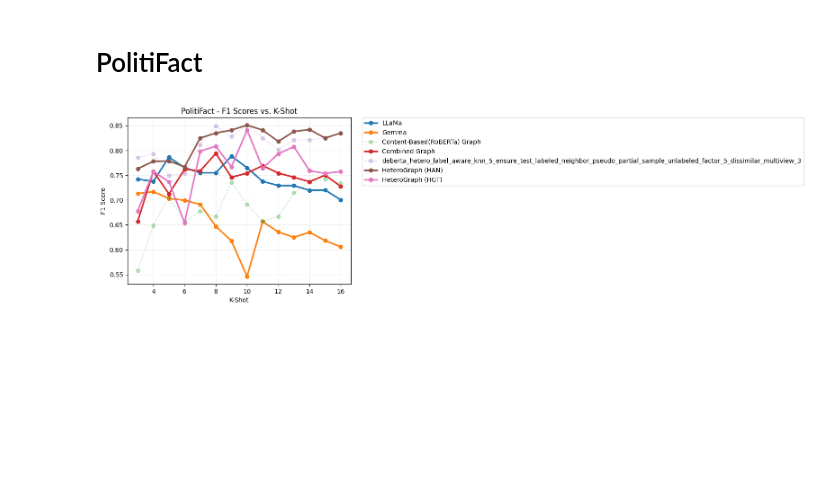
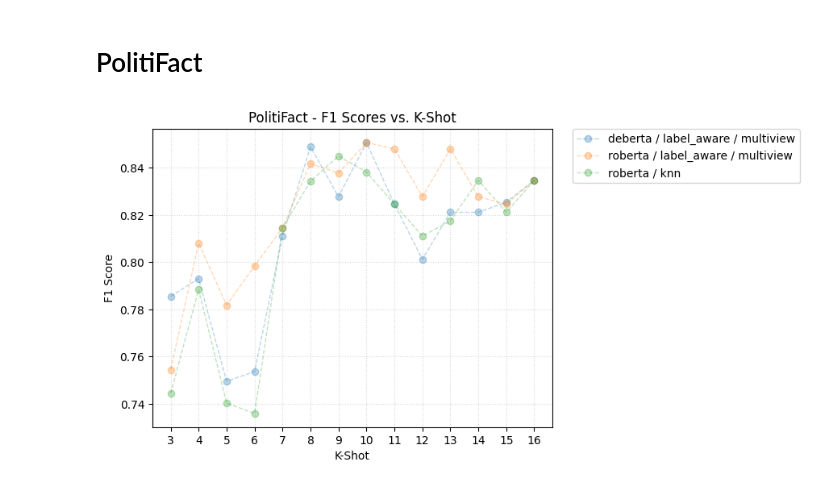
Before and after one commit to LittleFish-Coder/GemGNN, a Jupyter notebook: results_hetero/plot_metrics.ipynb, the cells around one changed output. Saved outputs shown, nothing was run; the diff lists cells and outputs as text; code cells hidden in the pictures; blank space fills up the shorter version.

```diff
--- a/results_hetero/plot_metrics.ipynb
+++ b/results_hetero/plot_metrics.ipynb
@@ -8,34 +8,36 @@ import pandas as pd
 # K-shot values (x-axis)
 k_shots = [3, 4, 5, 6, 7, 8, 9, 10, 11, 12, 13, 14, 15, 16]
 
+# F1 Scores data for PolitiFact based on the provided image
+# (Real: 624, Fake: 432)
 data = {
-    "LLaMa": [0.6679255164712748, 0.6457010103666688, 0.6177880459599309, 0.6577314598213395, 0.6292252082406891, 0.6495745254394713, 0.6520353204830424, 0.6629755533652726, 0.6513694713826091, 0.6502522676893367, 0.651766327136569, 0.6491066846449868, 0.6494006684110187, 0.6503160436862094],
-    "Gemma": [0.5962110645690657, 0.5925529139365211, 0.5143715545038983, 0.5418738540690963, 0.5614267062927683, 0.5795503126600933, 0.47562651960638513, 0.5061918317662056, 0.5910820424656917, 0.5431205987907018, 0.46079071370083313, 0.5645353746215376, 0.4310082715635607, 0.3847396204678999],
-    "Content-Based(RoBERTa) Graph": [0.5706466458253493, 0.5929474286476487, 0.5265031938103168, 0.5230301946074565, 0.5704651115750387, 0.5202841213260736, 0.5602835418584486, 0.4885786885786886, 0.555658661213078, 0.5334647303932498, 0.5337483493680437, 0.5081681887739821, 0.5134773634061603, 0.5046156410590983],
-    "Combined Graph": [0.4150596877869605, 0.4460285132382892, 0.45550239234449763, 0.3581081081081081, 0.3815789473684211, 0.335678391959799, 0.38204833141542005, 0.3455083909180652, 0.38915779283639884, 0.37828371278458844, 0.3518705763397371, 0.34791454730417093, 0.32096635030198445, 0.31390728476821195],
-    "deberta_hetero_knn_5_ensure_test_labeled_neighbor_partial_sample_unlabeled_factor_5_dissimilar": [0.5855603079555175, 0.6245096912901479, 0.5967896053652874, 0.5899553571428571, 0.615948273168442, 0.5989110166331021, 0.5947691302786774, 0.6088413187855788, 0.6098057231493741, 0.5929380760410417, 0.5986674022770218, 0.5889216792917273, 0.5898542753388138, 0.600705923003074],
-    "HeteroGraph (HAN)": [0.639394304805263, 0.6376600952564733, 0.6162238651016209, 0.6013241832940862, 0.6083607512178941, 0.5929081793740231, 0.6176359453038778, 0.6114439455086303, 0.3181777481017918, 0.6187457381005667, 0.3191954062294856, 0.3155231289756255, 0.5936268034251204, 0.5984419102802163],
-    "HeteroGraph (HGT)": [0.5434146578411635, 0.6450803771113665, 0.5877376076536291, 0.5329531634892428, 0.5328275022592722, 0.5857494967968426, 0.6079125216821907, 0.600259144599783, 0.6105973740290094, 0.5965777554101661, 0.5874501535987904, 0.5773450346119037, 0.5672356486958481, 0.5725695712615267]
+    "roberta / knn / multiview": [0.6265521877340143, 0.6492144552723639, 0.6165259267396411, 0.5986024546002373, 0.6243032573507503, 0.6069496428746547, 0.5977997310200622, 0.6179193355663943, 0.6156381046819243, 0.5977997310200622, 0.596686455540651, 0.5976047904191617, 0.5944897176646284, 0.596686455540651],
+    "deberta / knn / multiview": [0.6305243310609029, 0.6355242172416687, 0.6124099523486908, 0.5978579316632582, 0.6150771674886796, 0.5985268633742575, 0.5994938139643458, 0.610809064662296, 0.6119660123863686, 0.5991931376178405, 0.600095785440613, 0.5980245320056388, 0.5961193978136965, 0.5997946963216424],
+    "roberta / knn": [0.6234885622129405, 0.6214820085918998, 0.6031698740617113, 0.5879838977514517, 0.6052794520293829, 0.5924535612387332, 0.5961033307417212, 0.6078703982624197, 0.6112878376431208, 0.5963497348624984, 0.5960480280300678, 0.5981077338959584, 0.592825013310812, 0.5969539018759807],
+    "deberta / knn": [0.6255795355984044, 0.6198110185666093, 0.6016873258252569, 0.5886307219017464, 0.605831804663597, 0.5928805576265369, 0.5959055253125898, 0.6089156893530694, 0.6114997645029868, 0.5959055253125898, 0.5956047167620404, 0.5982061120419853, 0.5930514534323731, 0.5956047167620404],
 }
 
 # for model, record in data.items():
 #     print(len(record))
 # %%
-highlight = ["Gemma", "LLaMa", "Combined Graph", "HeteroGraph (HGT)", "HeteroGraph (HAN)"]
+ours = ["Ours(Single)", "Ours(MultiGraph)"]
+highlight = ["LLaMa"]
 colors = plt.get_cmap("tab10").colors
 fig, ax = plt.subplots()
 
 for idx, (series_name, f1_sequence) in enumerate(data.items()):
-    if series_name in highlight:
+    if series_name in ours:
         ax.plot(k_shots, f1_sequence, label=series_name, marker="o", linewidth=2.5, color=colors[idx % 10])
+    elif series_name in highlight:
+        ax.plot(k_shots, f1_sequence, label=series_name, marker="o", linewidth=2.5, color=colors[idx % 10], alpha=0.3, linestyle="--")
     else:
         ax.plot(k_shots, f1_sequence, label=series_name, marker="o", linewidth=1, color=colors[idx % 10], alpha=0.3, linestyle="--")
 
 ax.set_xlabel("K-Shot")
 ax.set_ylabel("F1 Score")
 ax.set_title("GossipCop - F1 Scores vs. K-Shot")
+ax.set_xticks(range(3, 17))
 ax.legend(bbox_to_anchor=(1.05, 1), loc='upper left', borderaxespad=0.)
 plt.grid(True, linestyle=":", alpha=0.5)
-plt.tight_layout()
 plt.show()
 # %% [output]
@@ -53,36 +55,33 @@ k_shots = [3, 4, 5, 6, 7, 8, 9, 10, 11, 12, 13, 14, 15, 16]
 # F1 Scores data for PolitiFact based on the provided image
 # (Real: 624, Fake: 432)
 data = {
-    "LLaMa": [0.7419028340080972, 0.7373627862854045, 0.7861635220125787, 0.7650088087816778, 0.7548076923076923, 0.7548076923076923, 0.7880519480519481, 0.7650088087816778, 0.7373627862854045, 0.7291404612159329, 0.7291404612159329, 0.7193175564116676, 0.7200635562617362, 0.7001763668430335],
-    "Gemma": [0.712934819317798, 0.7166666666666667, 0.7031185031185031, 0.6994949494949495, 0.6911764705882353, 0.6470588235294117, 0.6178227848101265, 0.546218487394958, 0.6565656565656566, 0.6357142857142857, 0.625, 0.6351010101010102, 0.6182952182952183, 0.6056166056166056],
-    "Content-Based(RoBERTa) Graph": [0.5581395348837209, 0.6486486486486487, 0.7058823529411765, 0.6567164179104478, 0.6774193548387096, 0.6666666666666666, 0.7352941176470589, 0.6909090909090909, 0.6575342465753424, 0.6666666666666666, 0.7142857142857143, 0.7368421052631579, 0.7419354838709677, 0.7333333333333333],
-    "Combined Graph": [0.6571428571428571, 0.7575757575757576, 0.7123287671232876, 0.7619047619047619, 0.7586206896551724, 0.7936507936507936, 0.7457627118644068, 0.7540983606557377, 0.7692307692307693, 0.7540983606557377, 0.7457627118644068, 0.7368421052631579, 0.75, 0.7272727272727273],
-    "deberta_hetero_label_aware_knn_5_ensure_test_labeled_neighbor_pseudo_partial_sample_unlabeled_factor_5_dissimilar_multiview_3": [0.7855008301051467, 0.7930540637307555, 0.7495535714285715, 0.7536231884057971, 0.8111111111111111, 0.8488888888888889, 0.8277608915906788, 0.8507261060452549, 0.8246016278803163, 0.8012151782643586, 0.8211572180011689, 0.8211572180011689, 0.8254114549045425, 0.8347222222222223],
-    "HeteroGraph (HAN)": [0.7629219701162148, 0.7778287286484007, 0.7784749034749034, 0.7666412463231289, 0.8246016278803163, 0.8347222222222223, 0.840625, 0.8507261060452549, 0.840625, 0.8178571428571428, 0.837800999545661, 0.8417472252058718, 0.8246016278803163, 0.8347222222222223],
-    "HeteroGraph (HGT)": [0.6777426734938446, 0.7573529411764706, 0.7364341085271318, 0.6542372881355932, 0.7984189723320159, 0.8080796900940785, 0.7667359667359668, 0.840625, 0.7638888888888888, 0.7930540637307555, 0.8072744449692961, 0.7588652482269503, 0.7536231884057971, 0.7573529411764706]
+    "deberta / label_aware / multiview": [0.7855008301051467, 0.7930540637307555, 0.7495535714285715, 0.7536231884057971, 0.8111111111111111, 0.8488888888888889, 0.8277608915906788, 0.8507261060452549, 0.8246016278803163, 0.8012151782643586, 0.8211572180011689, 0.8211572180011689, 0.8254114549045425, 0.8347222222222223],
+    "roberta / label_aware / multiview": [0.754442279032443, 0.8080796900940785, 0.7818304626815265, 0.7984189723320159, 0.8146297137664698, 0.8417472252058718, 0.837800999545661, 0.8507261060452549, 0.8479880774962743, 0.8277608915906788, 0.8479880774962743, 0.8277608915906788, 0.8246016278803163, 0.8347222222222223],
+    "roberta / knn": [0.744360902255639, 0.7884075655887737, 0.7403431101272828, 0.7359000337723742, 0.8146297137664698, 0.8343121329501437, 0.8450029222676798, 0.8381940207443563, 0.8246016278803163, 0.8111111111111111, 0.8174006444683136, 0.8347222222222223, 0.8211572180011689, 0.8347222222222223]
 }
 
 # for model, record in data.items():
 #     print(len(record))
 # %%
-import matplotlib.pyplot as plt
-
-highlight = ["Gemma", "LLaMa", "Combined Graph", "HeteroGraph (HGT)", "HeteroGraph (HAN)"]  # 你想強調的
+ours = ["Ours(Single)", "Ours(MultiGraph)"]
+highlight = ["LLaMa"]
 colors = plt.get_cmap("tab10").colors
 fig, ax = plt.subplots()
 
 for idx, (series_name, f1_sequence) in enumerate(data.items()):
-    if series_name in highlight:
+    if series_name in ours:
         ax.plot(k_shots, f1_sequence, label=series_name, marker="o", linewidth=2.5, color=colors[idx % 10])
+    elif series_name in highlight:
+        ax.plot(k_shots, f1_sequence, label=series_name, marker="o", linewidth=2.5, color=colors[idx % 10], alpha=0.3, linestyle="--")
     else:
         ax.plot(k_shots, f1_sequence, label=series_name, marker="o", linewidth=1, color=colors[idx % 10], alpha=0.3, linestyle="--")
 
 ax.set_xlabel("K-Shot")
 ax.set_ylabel("F1 Score")
 ax.set_title("PolitiFact - F1 Scores vs. K-Shot")
+ax.set_xticks(range(3, 17))
 ax.legend(bbox_to_anchor=(1.05, 1), loc='upper left', borderaxespad=0.)
 plt.grid(True, linestyle=":", alpha=0.5)
-plt.tight_layout()
 plt.show()
 # %% [output]
-[figure, old version]
+[figure, new version]
```
Also changed, not shown: parts of 1 cell of this notebook, 5 other files.
